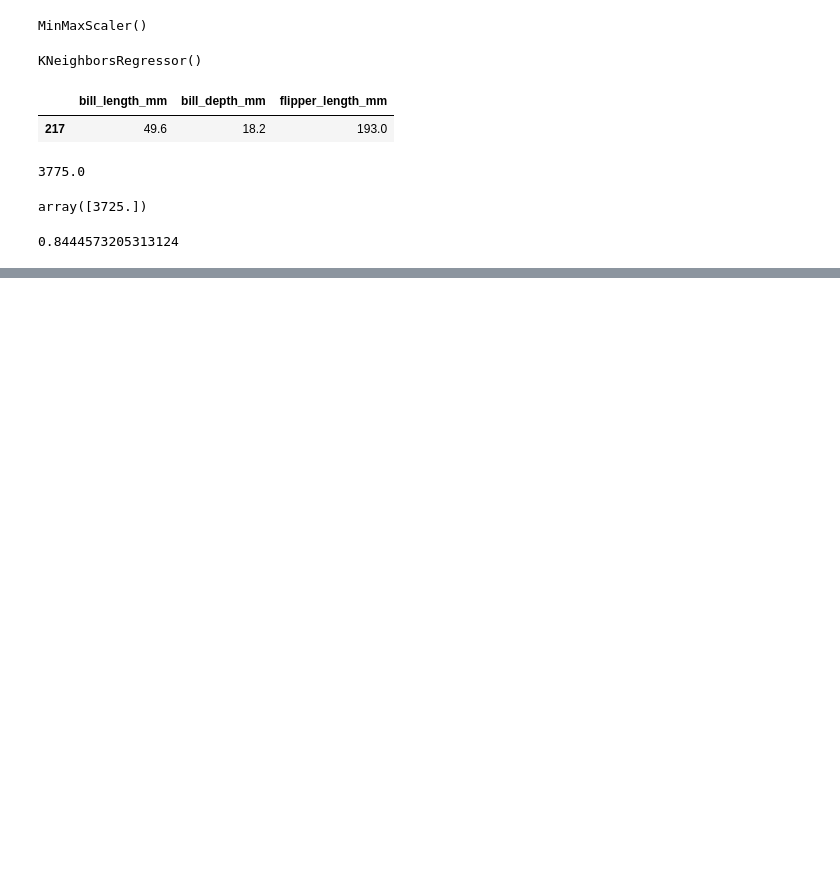
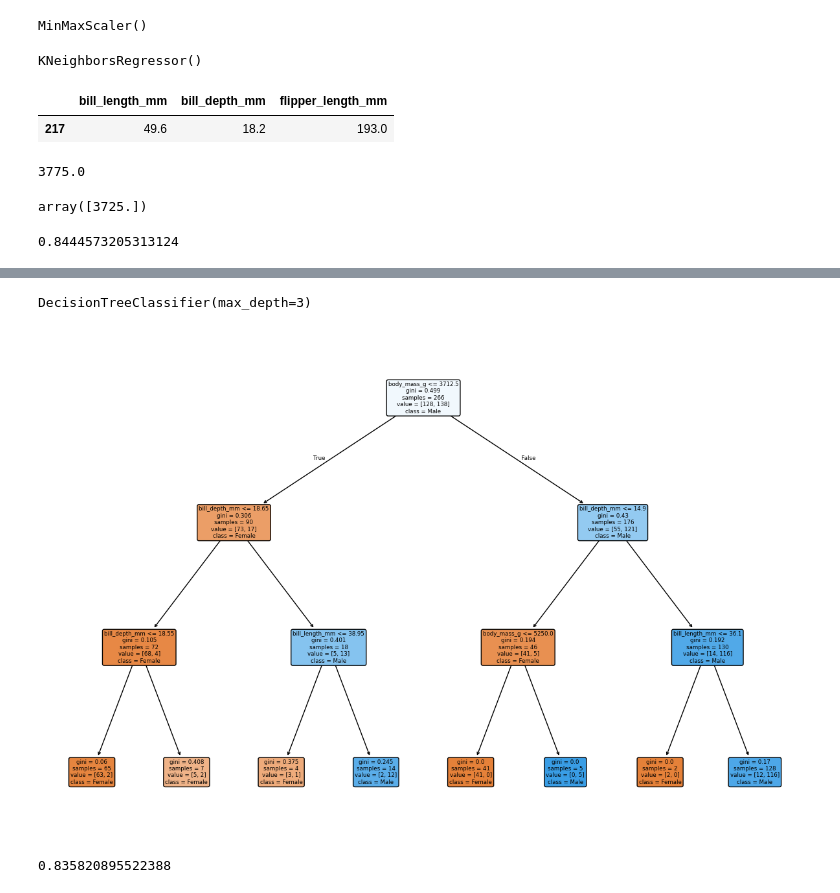
Before and after one commit to TebasMartinez/Ironhack-Data-Analytics-Bootcamp-2025, a Jupyter notebook: Week 11 - Machine Learning/penguins.ipynb, the cells around one changed output, grey strips where cells are left out. Drawn from its saved outputs; the diff is of its cells as text; code cells hidden in the pictures; blank space fills up the shorter version.

```diff
--- a/Week 11 - Machine Learning/penguins.ipynb
+++ b/Week 11 - Machine Learning/penguins.ipynb
@@ -149,0 +155,11 @@ knn.score(X_test_scaled, y_test)
+# %%
+dt = DecisionTreeClassifier(max_depth = 3)
+# %%
+X = penguins_df.select_dtypes('number')
+y = penguins_df['sex']
+# %%
+X_train, X_test, y_train, y_test = train_test_split(X, y, random_state = 42, test_size = 0.20)
+# %%
+dt.fit(X_train, y_train)
+# %% [output]
+DecisionTreeClassifier(max_depth=3)
@@ -149,0 +168,18 @@ knn.score(X_test_scaled, y_test)
+# %%
+plt.figure(figsize=(12,8))
+plot_tree(
+    dt,
+    feature_names = X_train.columns,
+    class_names = y_train.unique(),
+    filled=True,
+    rounded=True,
+    impurity=True,
+)
+plt.tight_layout()
+plt.show()
+# %% [output]
+[figure, added]
+# %%
+dt.score(X_test, y_test)
+# %% [output]
+0.835820895522388
```
Also changed, not shown: parts of 3 cells of this notebook, 3 other files.
